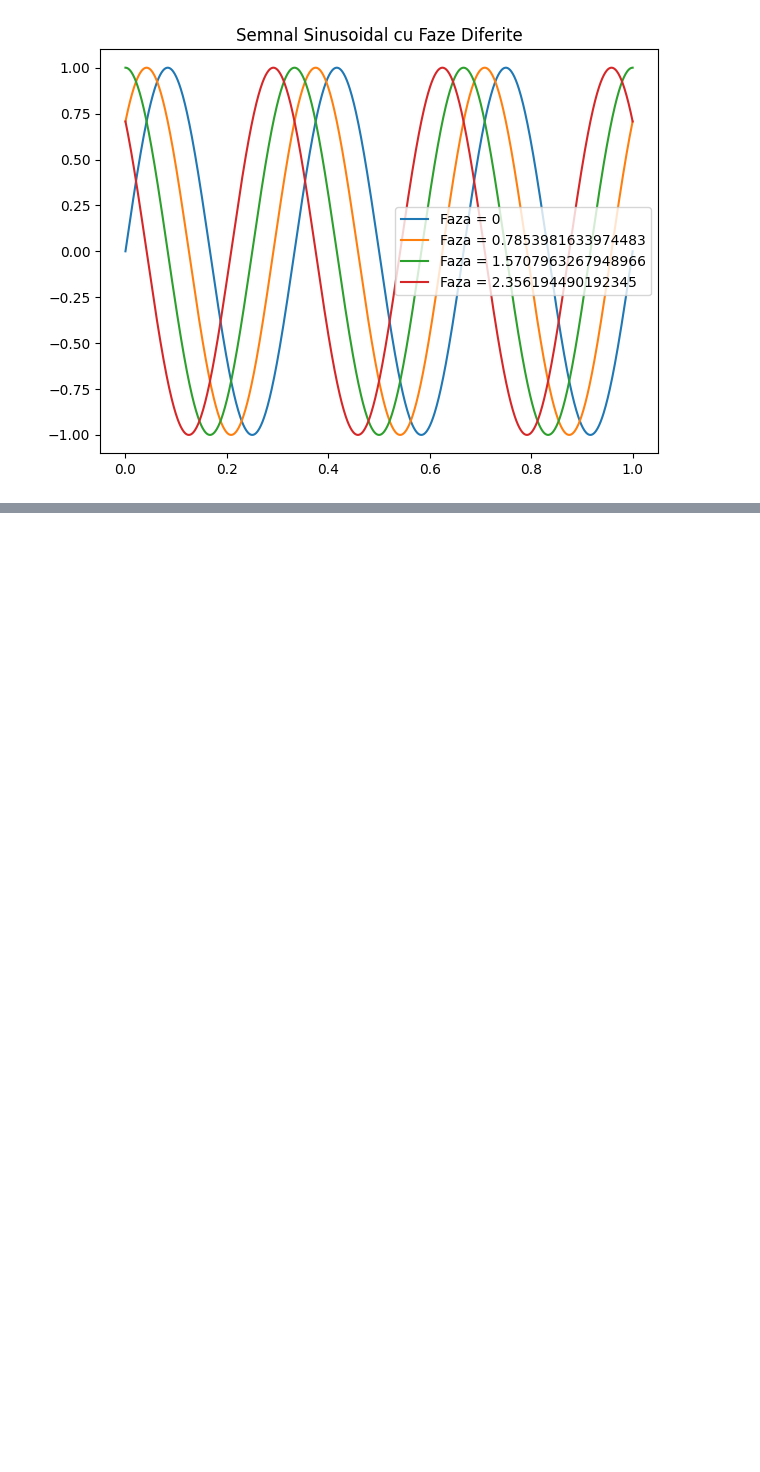
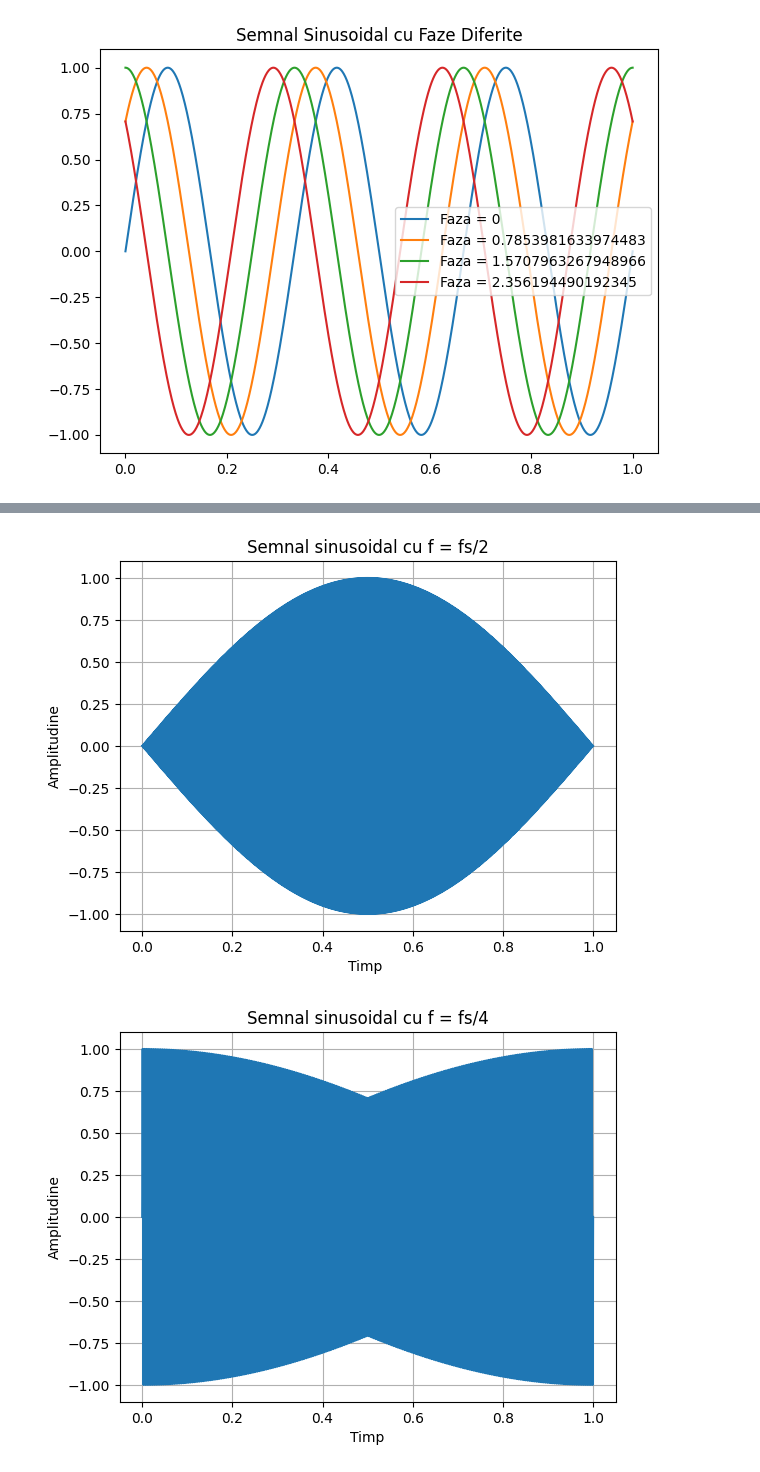
Before and after one commit to Lung-Alexandra/procesarea_semnalelor, a Jupyter notebook: Lab2/lab2.ipynb, the cells around one changed output, grey strips where cells are left out. Drawn from its saved outputs; the diff is of its cells as text; code cells hidden in the pictures; blank space fills up the shorter version.

```diff
--- a/Lab2/lab2.ipynb
+++ b/Lab2/lab2.ipynb
@@ -160,0 +191,54 @@ sd.wait()
+# %%
+# ex 6
+from matplotlib.backends.backend_pdf import PdfPages
+
+pdf_pages = PdfPages('ex6.pdf')
+
+A = 1
+fs = 1000  # Frecventa de esantionare
+t = np.linspace(0, 1, fs)
+
+# semnalul obtinut nu arata ca cel original deoarece frecventa
+# este mai mica decat frecventa de esantionare
+
+# original_signal = A * np.sin(2 * np.pi * fs * t)
+# plt.plot(t, original_signal)
+# plt.xlabel('Timp ')
+# plt.ylabel('Amplitudine')
+# plt.title('Semnal sinusoidal cu f = fs')
+# plt.grid(True)
+# pdf_pages.savefig()
+# plt.show()
+
+
+first_signal = A * np.sin(2 * np.pi * (fs//2) * t)
+plt.plot(t, first_signal)
+plt.xlabel('Timp ')
+plt.ylabel('Amplitudine')
+plt.title('Semnal sinusoidal cu f = fs/2')
+plt.grid(True)
+pdf_pages.savefig()
+plt.show()
+
+second_signal = A *  np.sin(2 * np.pi * (fs//4)  * t)
+plt.plot(t, second_signal)
+plt.xlabel('Timp')
+plt.ylabel('Amplitudine')
+plt.title('Semnal sinusoidal cu f = fs/4')
+plt.grid(True)
+pdf_pages.savefig()
+plt.show()
+
+third_signal = np.zeros(len(t))
+plt.plot(t, third_signal)
+plt.xlabel('Timp')
+plt.ylabel('Amplitudine')
+plt.title('Semnal constant cu f = 0 Hz')
+plt.grid(True)
+pdf_pages.savefig()
+plt.show()
+
+pdf_pages.close()
+# %% [output]
+[figure, added]
+[figure, added]
```
Also changed, not shown: parts of 19 cells of this notebook, 8 other files.
